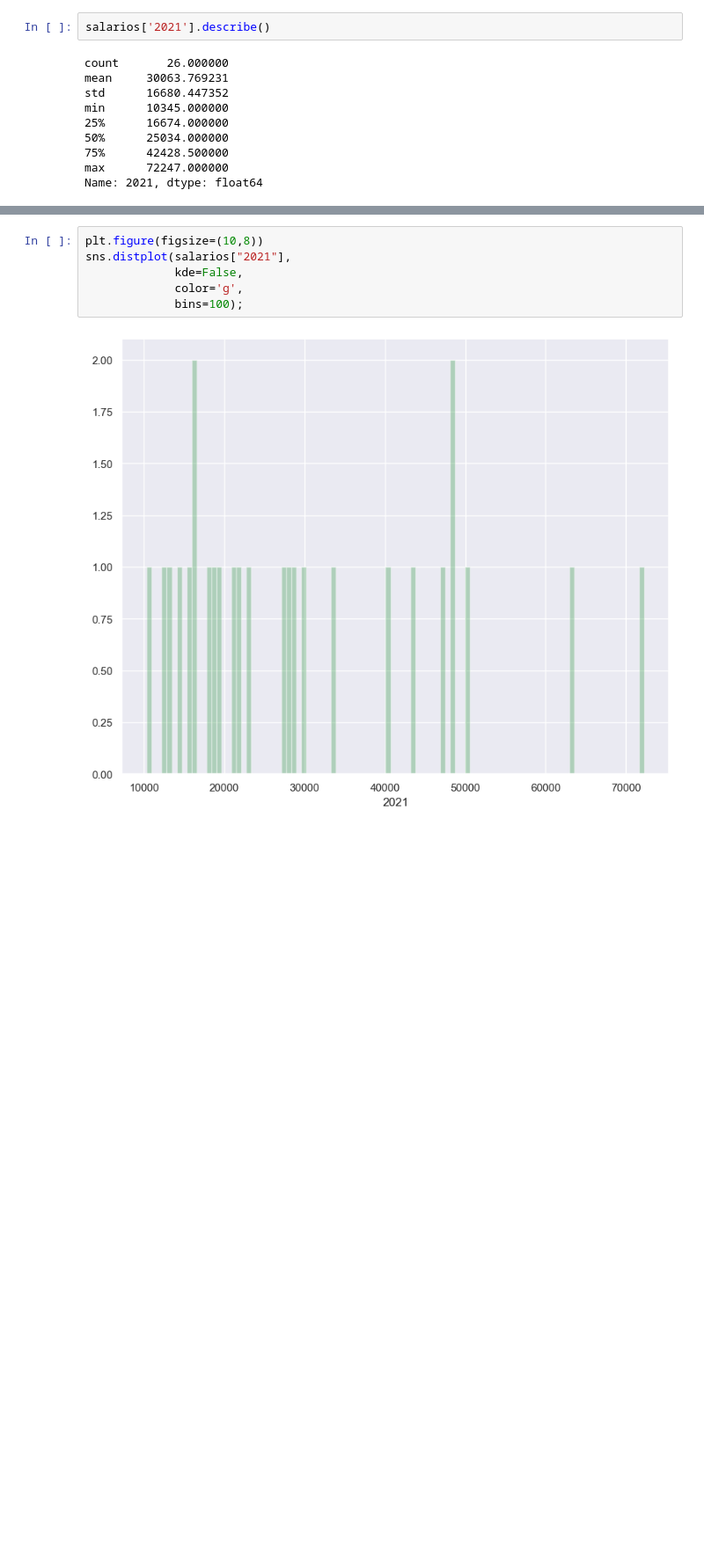
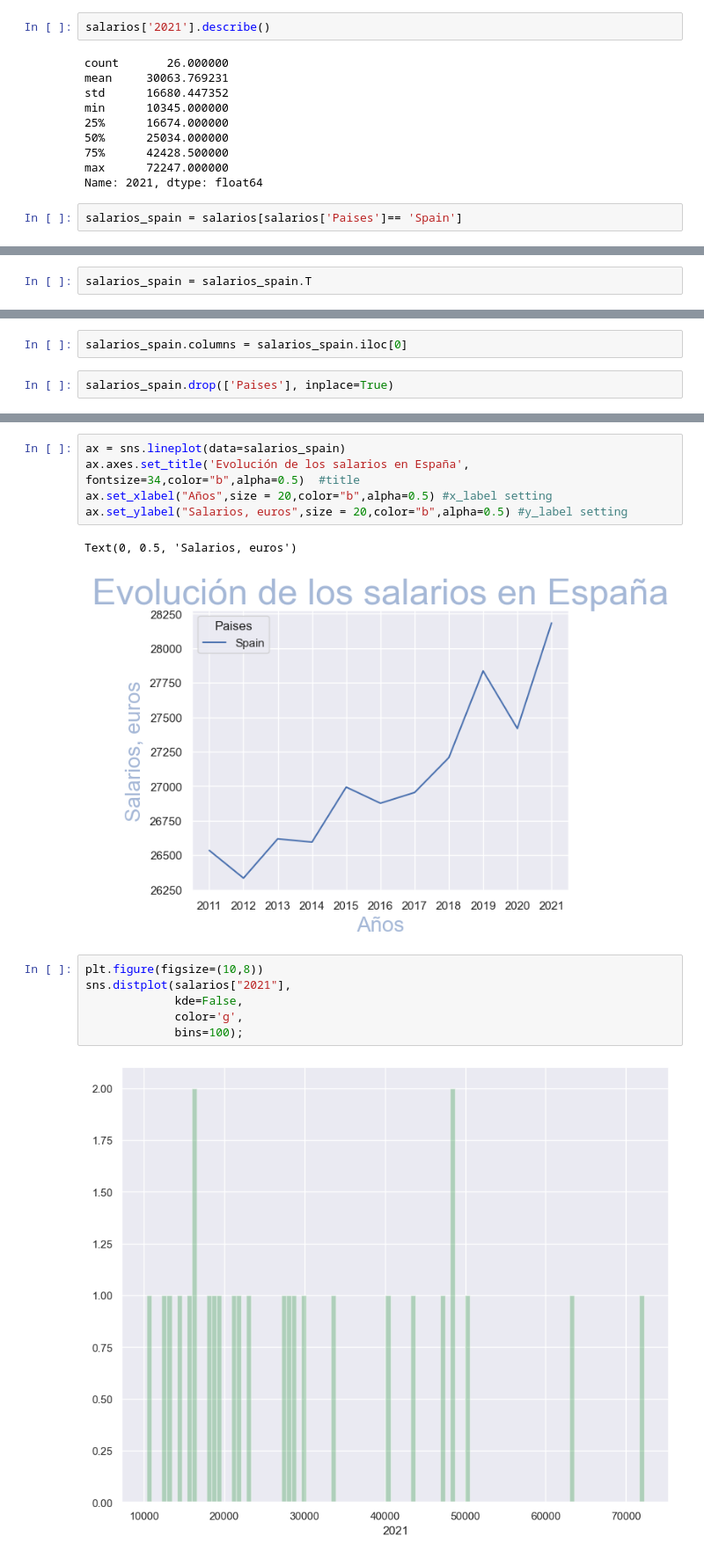
Before and after one commit to Lean788/EDA_vivienda_joven, a Jupyter notebook: src/Notebooks/analisis/analisis_jovenes.ipynb, the cells around one changed output, grey strips where cells are left out. Shown at 88% size. Cells and saved outputs as stored; diff of their text form; blank space fills up the shorter version.

Commit message:
add more analysis and plots

```diff
--- a/src/Notebooks/analisis/analisis_jovenes.ipynb
+++ b/src/Notebooks/analisis/analisis_jovenes.ipynb
@@ -130,3 +130,5 @@ min      10345.000000
 75%      42428.500000
 max      72247.000000
 Name: 2021, dtype: float64
+# %%
+salarios_spain = salarios[salarios['Paises']== 'Spain']
@@ -132,0 +140,2 @@ Name: 2021, dtype: float64
+# %%
+salarios_spain = salarios_spain.T
@@ -132,0 +158,4 @@ Name: 2021, dtype: float64
+# %%
+salarios_spain.columns = salarios_spain.iloc[0]
+# %%
+salarios_spain.drop(['Paises'], inplace=True)
@@ -133,3 +177,11 @@ Name: 2021, dtype: float64
+# %%
+ax = sns.lineplot(data=salarios_spain)
+ax.axes.set_title('Evolución de los salarios en España', fontsize=34,color="b",alpha=0.5)  #title
+ax.set_xlabel("Años",size = 20,color="b",alpha=0.5) #x_label setting
+ax.set_ylabel("Salarios, euros",size = 20,color="b",alpha=0.5) #y_label setting
+# %% [output]
+Text(0, 0.5, 'Salarios, euros')
+[figure, added]
 # %%
 plt.figure(figsize=(10,8))
 sns.distplot(salarios["2021"],
```
Also changed, not shown: parts of 3 cells of this notebook, 4 other files.
